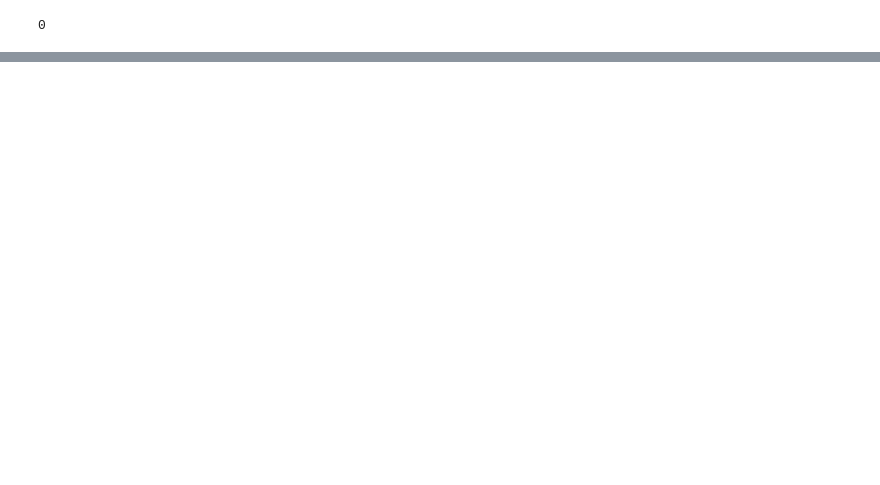
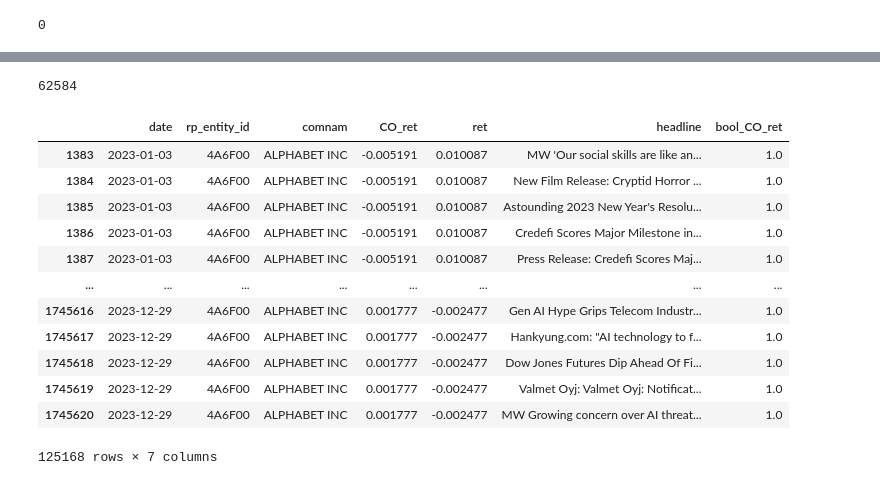
Before and after one commit to Connorwz/Topic-Modeling-in-Finance, a Jupyter notebook: Data collection and preprocessing.ipynb, the cells around one changed output, grey strips where cells are left out. Drawn from its saved outputs; the diff is of its cells as text; code cells hidden in the pictures; blank space fills up the shorter version.

```diff
--- a/Data collection and preprocessing.ipynb
+++ b/Data collection and preprocessing.ipynb
@@ -222,0 +214,20 @@ SP500_RP_contem_ret_2023.isna().sum().sum()
+# %%
+nyse_trading_2023_opening = nyse_trading_2023 + dt.timedelta(hours = 9)
+# 1 stands for CO_ret
+def future_ret_date(timestamp):
+    later_opening = nyse_trading_2023_opening[nyse_trading_2023_opening>=timestamp]
+    later_closing = nyse_trading_2023_closing[nyse_trading_2023_closing>=timestamp]
+    if (not later_opening.empty) & (not later_closing.empty):
+        next_opening = later_opening[0]
+        next_closing = later_closing[0]
+        if next_opening.date() == next_closing.date():
+            return [next_opening.date(),1]
+        else:
+            return [next_opening.date(),0]
+    else:
+        return [None,None]
+# %%
+RP_2023_future_ret_date = RP_2023.apply(lambda row:future_ret_date(row['timestamp_NY']),axis = 1, result_type="expand")
+# %%
+RP_2023_future_ret_date = RP_2023_future_ret_date.rename(columns = {0:"future_ret_date",1:"bool_CO_ret"})
+RP_2023 = pd.concat([RP_2023,RP_2023_future_ret_date],axis = 1)
@@ -222,0 +262,4 @@ SP500_RP_contem_ret_2023.isna().sum().sum()
+# %%
+RP_2023.future_ret_date = pd.to_datetime(RP_2023.future_ret_date)
+SP500_RP_future_ret_2023 = sp500_2023_RPid.merge(RP_2023,left_on=["date","rp_entity_id"],right_on = ["future_ret_date","rp_entity_id"],how = "inner")
+SP500_RP_future_ret_2023 = SP500_RP_future_ret_2023[["date","rp_entity_id","comnam","CO_ret","ret","headline","bool_CO_ret"]]
@@ -222,0 +275,22 @@ SP500_RP_contem_ret_2023.isna().sum().sum()
+# %%
+# Where do these duplicates come from
+SP500_RP_future_ret_2023.duplicated(["rp_entity_id","headline"]).sum()
+# %% [output]
+62584
+# %%
+# Examples
+SP500_RP_future_ret_2023[SP500_RP_future_ret_2023.duplicated(["rp_entity_id","headline"],keep = False)]
+# %% [output]
+|  | date | rp_entity_id | comnam | CO_ret | ret | headline | bool_CO_ret |
+| 1383 | 2023-01-03 | 4A6F00 | ALPHABET INC | -0.005191 | 0.010087 | MW 'Our social skills are like an... | 1.0 |
+| 1384 | 2023-01-03 | 4A6F00 | ALPHABET INC | -0.005191 | 0.010087 | New Film Release: Cryptid Horror ... | 1.0 |
+| 1385 | 2023-01-03 | 4A6F00 | ALPHABET INC | -0.005191 | 0.010087 | Astounding 2023 New Year's Resolu... | 1.0 |
+| 1386 | 2023-01-03 | 4A6F00 | ALPHABET INC | -0.005191 | 0.010087 | Credefi Scores Major Milestone in... | 1.0 |
+| 1387 | 2023-01-03 | 4A6F00 | ALPHABET INC | -0.005191 | 0.010087 | Press Release: Credefi Scores Maj... | 1.0 |
+| ... | ... | ... | ... | ... | ... | ... | ... |
+| 1745616 | 2023-12-29 | 4A6F00 | ALPHABET INC | 0.001777 | -0.002477 | Gen AI Hype Grips Telecom Industr... | 1.0 |
+| 1745617 | 2023-12-29 | 4A6F00 | ALPHABET INC | 0.001777 | -0.002477 | Hankyung.com: "AI technology to f... | 1.0 |
+| 1745618 | 2023-12-29 | 4A6F00 | ALPHABET INC | 0.001777 | -0.002477 | Dow Jones Futures Dip Ahead Of Fi... | 1.0 |
+| 1745619 | 2023-12-29 | 4A6F00 | ALPHABET INC | 0.001777 | -0.002477 | Valmet Oyj: Valmet Oyj: Notificat... | 1.0 |
+| 1745620 | 2023-12-29 | 4A6F00 | ALPHABET INC | 0.001777 | -0.002477 | MW Growing concern over AI threat... | 1.0 |
+125168 rows × 7 columns
```
Also changed, not shown: parts of 23 cells of this notebook.
